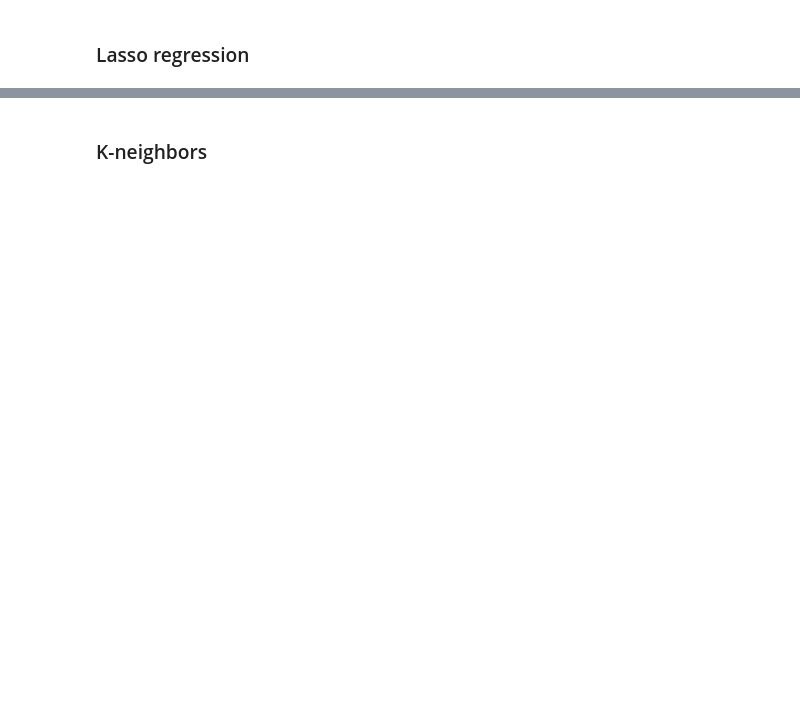
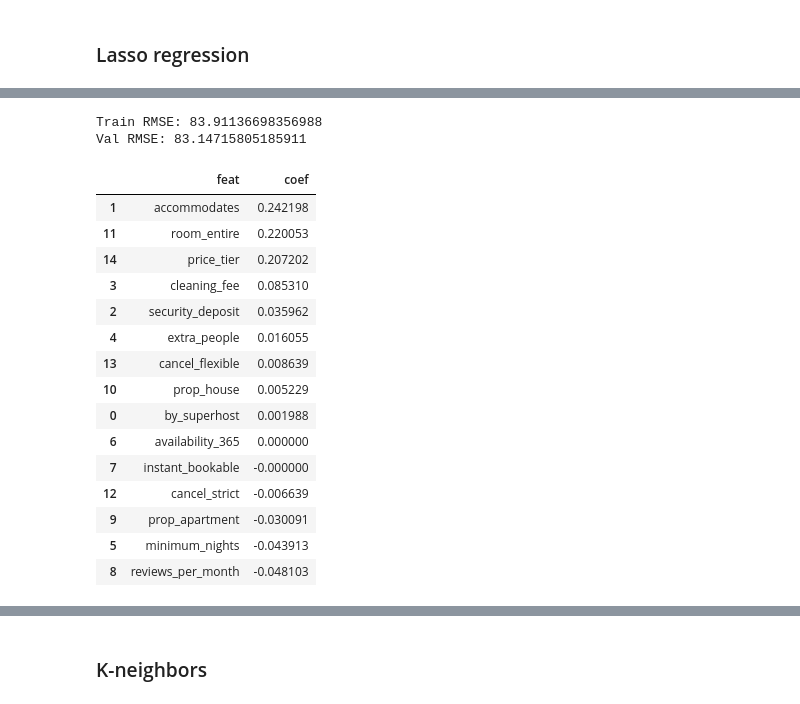
Before and after one commit to tri-bui/airbnb-la-listings, a Jupyter notebook: 3-modeling.ipynb, the cells around one changed output, grey strips where cells are left out. Saved outputs shown, nothing was run; the diff lists cells and outputs as text; code cells hidden in the pictures; blank space fills up the shorter version.

```diff
--- a/3-modeling.ipynb
+++ b/3-modeling.ipynb
@@ -564,15 +545,0 @@ utils.feat_coefs(X_train_scaled.columns, lasso.coef_)
-# %%
-# Estimator
-en = ElasticNet(max_iter=1e6, random_state=0)
-
-# Parameter grid
-grid = {'alpha': [10 ** e for e in range(-6, 3, 2)],
-        'l1_ratio': np.arange(0.1, 1, 0.2)}
-
-# Grid search
-en_search = GridSearchCV(en, grid, cv=5, n_jobs=5, verbose=1)
-en_search.fit(X_train_scaled, y_train)
-
-# Best estimator
-print('Best score:', en_search.best_score_)
-en_search.best_params_
@@ -585,0 +546,33 @@ Best score: 0.6084897804017737
+# %%
+# Select alpha = 0.01
+lasso = Lasso(alpha=0.01, max_iter=1e6, random_state=0)
+lasso.fit(X_train_scaled, y_train)
+
+# RMSE
+pred_val_lasso, pred_train_lasso = utils.make_pred(model=lasso, df_test=X_val_scaled, df_train=X_train_scaled)
+rmse_val_lasso, rmse_train_lasso = utils.score_rmse(true_test=y_val, pred_test=pred_val_lasso, true_train=y_train, pred_train=pred_train_lasso)
+print('Train RMSE:', rmse_train_lasso)
+print('Val RMSE:', rmse_val_lasso)
+
+# Coefficients
+lasso_coefs = utils.feat_coefs(X_train_scaled.columns, lasso.coef_)
+lasso_coefs
+# %% [output]
+Train RMSE: 83.91136698356988
+Val RMSE: 83.14715805185911
+|  | feat | coef |
+| 1 | accommodates | 0.242198 |
+| 11 | room_entire | 0.220053 |
+| 14 | price_tier | 0.207202 |
+| 3 | cleaning_fee | 0.085310 |
+| 2 | security_deposit | 0.035962 |
+| 4 | extra_people | 0.016055 |
+| 13 | cancel_flexible | 0.008639 |
+| 10 | prop_house | 0.005229 |
+| 0 | by_superhost | 0.001988 |
+| 6 | availability_365 | 0.000000 |
+| 7 | instant_bookable | -0.000000 |
+| 12 | cancel_strict | -0.006639 |
+| 9 | prop_apartment | -0.030091 |
+| 5 | minimum_nights | -0.043913 |
+| 8 | reviews_per_month | -0.048103 |
```
Also changed, not shown: parts of 18 cells of this notebook.
